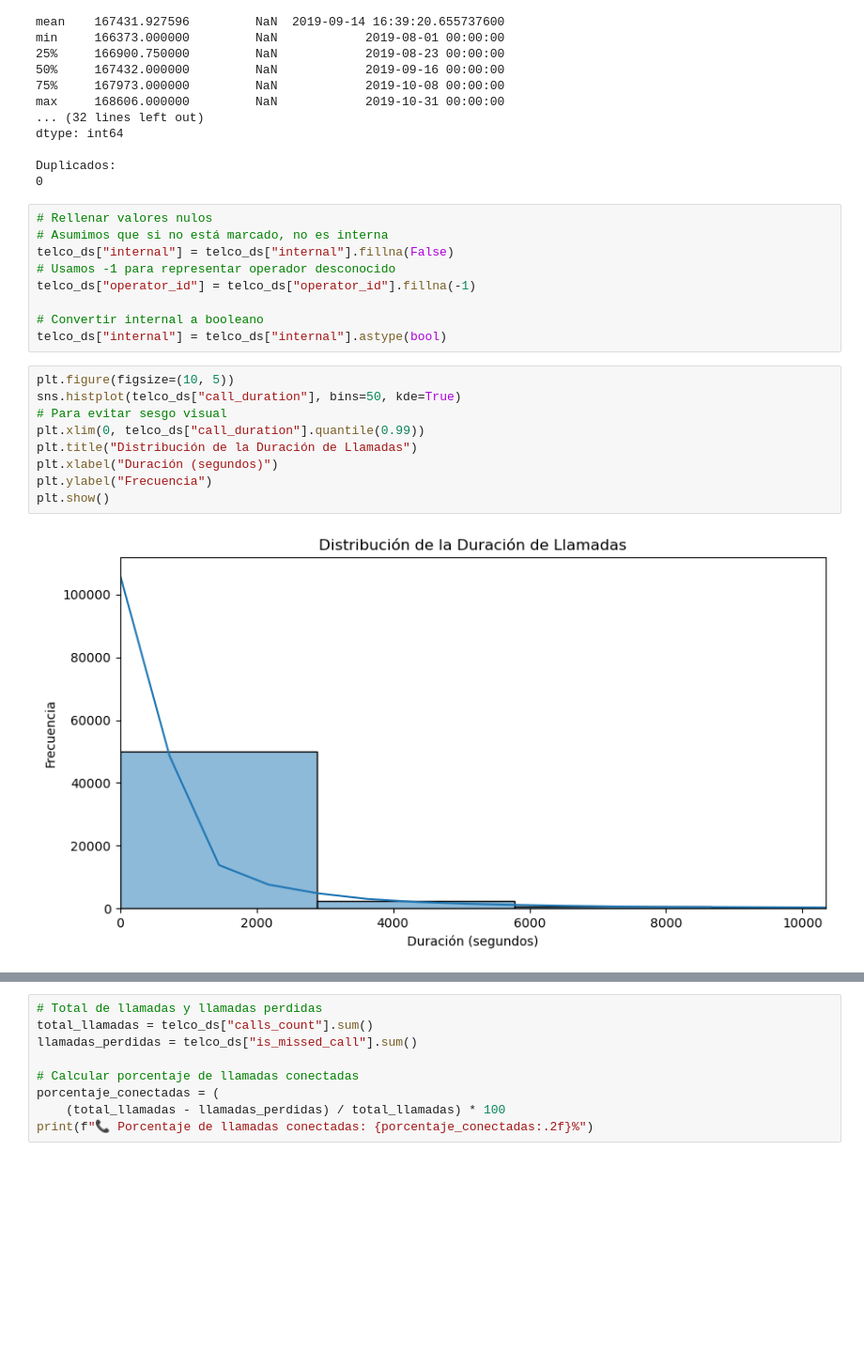
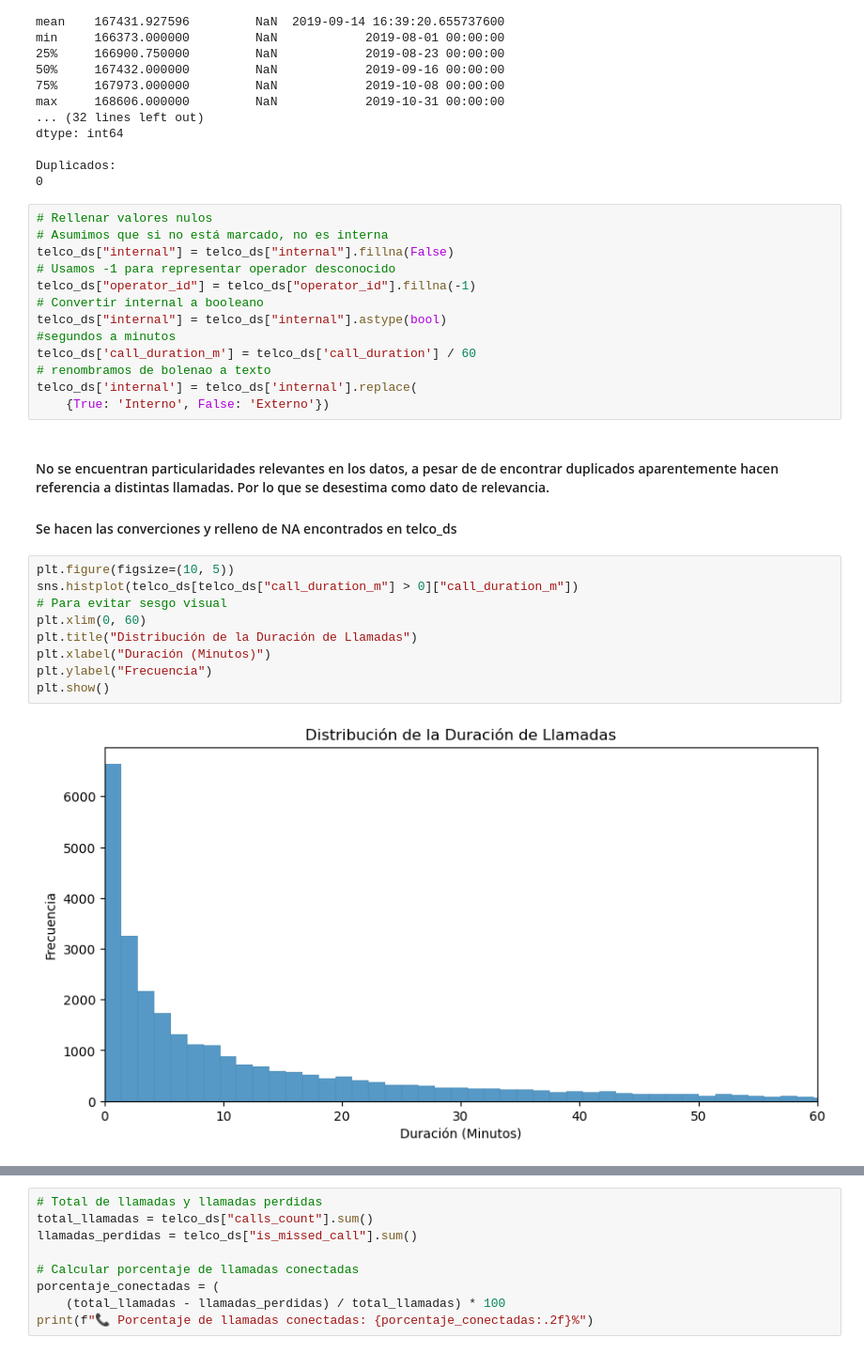
Before and after one commit to hukitan/tripleten, a Jupyter notebook: Proyectos_en_desarrollo/Proyecto Final/Proyecto Final.ipynb, the cells around one changed output, grey strips where cells are left out. Shown: that part at 94% size. Cells and saved outputs as stored; diff of their text form; blank space fills up the shorter version.

```diff
--- a/Proyectos_en_desarrollo/Proyecto Final/Proyecto Final.ipynb
+++ b/Proyectos_en_desarrollo/Proyecto Final/Proyecto Final.ipynb
@@ -121,17 +138,25 @@ Duplicados:
 telco_ds["internal"] = telco_ds["internal"].fillna(False)
 # Usamos -1 para representar operador desconocido
 telco_ds["operator_id"] = telco_ds["operator_id"].fillna(-1)
-
 # Convertir internal a booleano
 telco_ds["internal"] = telco_ds["internal"].astype(bool)
+#segundos a minutos
+telco_ds['call_duration_m'] = telco_ds['call_duration'] / 60
+# renombramos de bolenao a texto
+telco_ds['internal'] = telco_ds['internal'].replace(
+    {True: 'Interno', False: 'Externo'})
+# %% [markdown]
+#### No se encuentran particularidades relevantes en los datos, a pesar de de encontrar duplicados aparentemente hacen referencia a distintas llamadas. Por lo que se desestima como dato de relevancia.
+
+#### Se hacen las converciones y relleno de NA encontrados en telco_ds
 # %%
 plt.figure(figsize=(10, 5))
-sns.histplot(telco_ds["call_duration"], bins=50, kde=True)
+sns.histplot(telco_ds[telco_ds["call_duration_m"] > 0]["call_duration_m"])
 # Para evitar sesgo visual
-plt.xlim(0, telco_ds["call_duration"].quantile(0.99))
+plt.xlim(0, 60)
 plt.title("Distribución de la Duración de Llamadas")
-plt.xlabel("Duración (segundos)")
+plt.xlabel("Duración (Minutos)")
 plt.ylabel("Frecuencia")
 plt.show()
 # %% [output]
-[figure, old version]
+[figure, new version]
```
Also changed, not shown: parts of 17 cells of this notebook.
